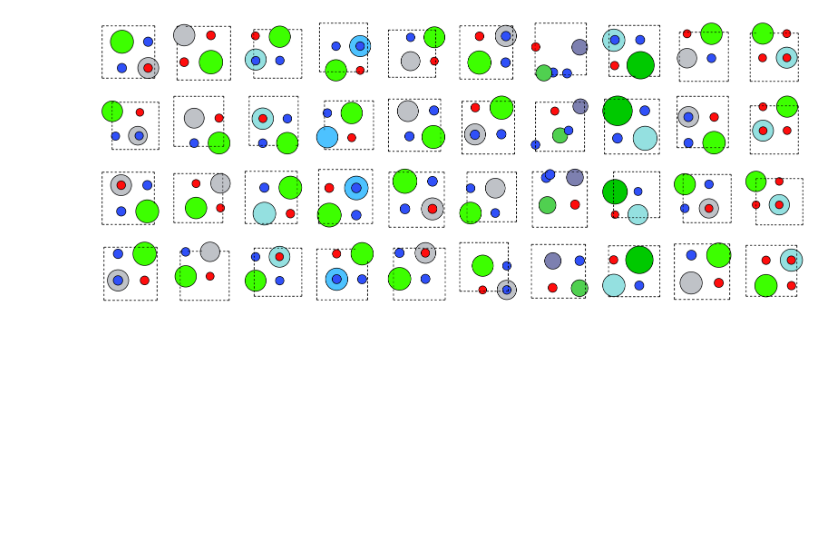
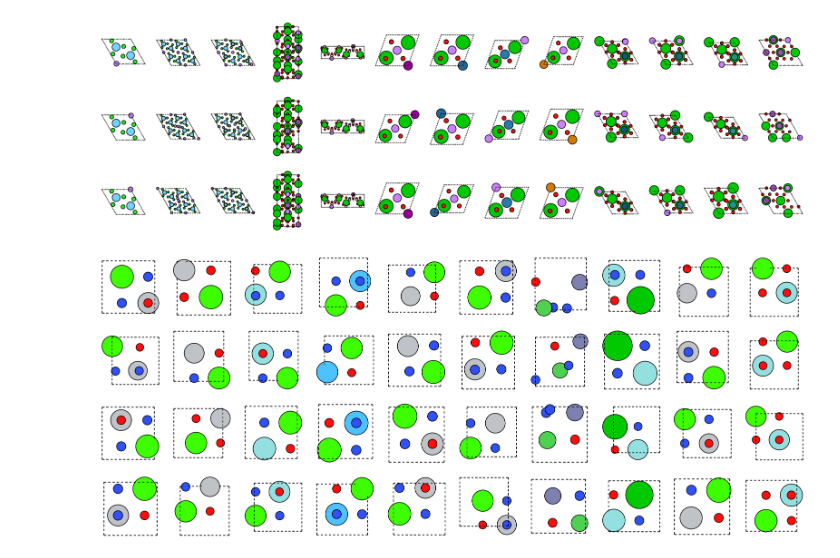
Before and after one commit to zhongpc/chggen, a Jupyter notebook: host_gen/validation/plot_structure.ipynb, the cells around one changed output. Saved outputs shown, nothing was run; the diff lists cells and outputs as text; code cells hidden in the pictures; blank space fills up the shorter version.

```diff
--- a/host_gen/validation/plot_structure.ipynb
+++ b/host_gen/validation/plot_structure.ipynb
@@ -8,6 +8,28 @@ from pymatgen.core import Structure
 from pymatgen.io.ase import AseAtomsAdaptor
 
 from ase.visualize.plot import plot_atoms
+# %%
+file_names = [
+    'data_inpaint_pte.csv',
+    'data_inpaint_ee.csv',
+    'data_inpaint_gemnet.csv',
+    ]
+# %%
+adaptor = AseAtomsAdaptor()
+
+plt.subplots(len(file_names),13,figsize=(20,2*len(file_names)))
+for name in file_names:
+    df = pd.read_csv(osp.join('../data/inpaint', name), keep_default_na=False, na_values=[""])
+    s_list = [Structure.from_str(s, fmt='cif', frac_tolerance=0, site_tolerance=0) for s in df['cif_inpaint'].to_list()]
+    # s_list = s_list[:10]
+
+    for s in s_list:
+        ax = plt.subplot(len(file_names),13,file_names.index(name)*13+s_list.index(s)+1)
+        atoms = adaptor.get_atoms(s)
+        plot_atoms(atoms, ax, radii=0.5, rotation=('-0x,0y,0z'))
+        ax.axis('off')
+# %% [output]
+[figure, added]
 # %%
 file_names = [
     'data_recon_no_scaling_step_1.csv',
```
Also changed, not shown: 5 other files.
